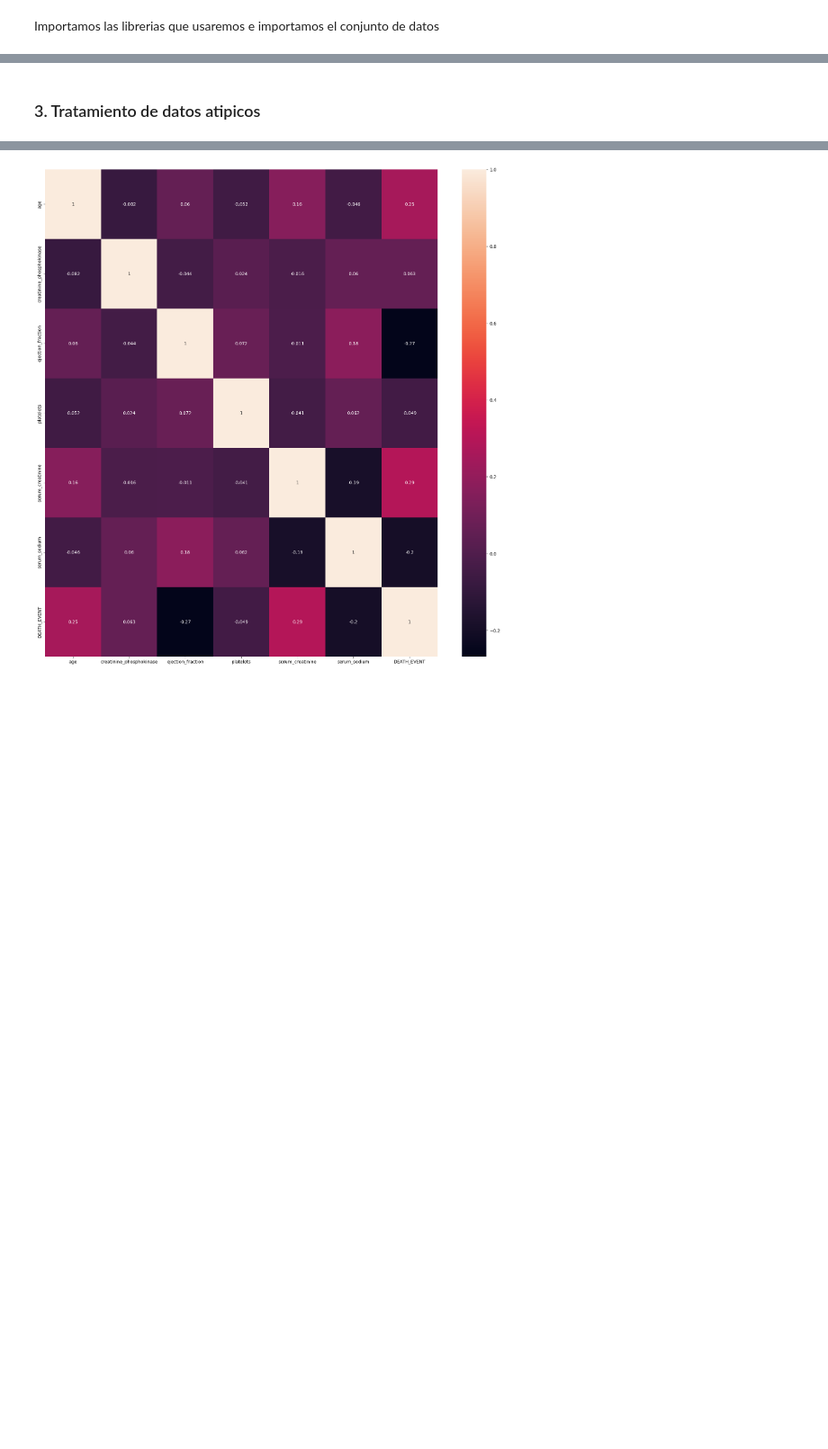
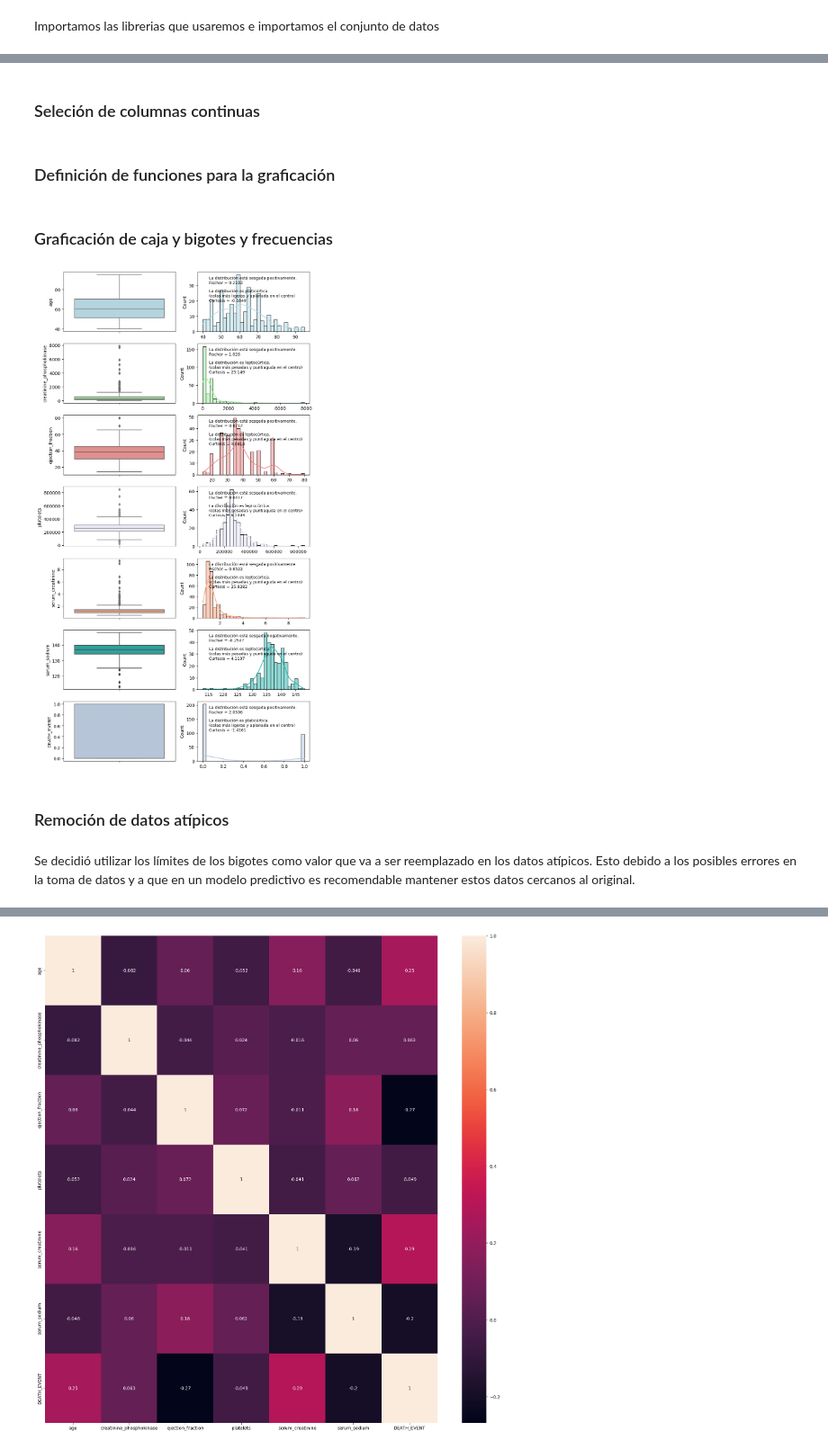
Before and after one commit to 2jcortesj2/Estadistica1, a Jupyter notebook: TrabajoFinal.ipynb, the cells around one changed output, grey strips where cells are left out. Shown at 90% size. Cells and saved outputs as stored; diff of their text form; code cells hidden in the pictures; blank space fills up the shorter version.

```diff
--- a/TrabajoFinal.ipynb
+++ b/TrabajoFinal.ipynb
@@ -18,0 +94,7 @@ from sklearn.preprocessing import scale, MinMaxScaler
+# %% [markdown]
+### Seleción de columnas continuas
+# %%
+columns = ['age', 'creatinine_phosphokinase', 'ejection_fraction', 'platelets', 'serum_creatinine', 'serum_sodium', 'DEATH_EVENT']
+heart_df = pd.read_csv('heart_failure_clinical_records_dataset.csv', usecols=columns)
+# %% [markdown]
+### Definición de funciones para la graficación
@@ -19,2 +138,15 @@ from sklearn.preprocessing import scale, MinMaxScaler
+# %% [markdown]
+### Graficación de caja y bigotes y frecuencias
+# %%
+fig, axs = plt.subplots(7, 2, figsize=(10, 20))
+i = 0
+
+for column in heart_df.columns:
+    grafica(heart_df, column, axs, i)
+    i += 1
+
+plt.show()
+# %% [output]
+[figure, added]
 # %% [markdown]
-### 3. Tratamiento de datos atipicos
+### Remoción de datos atípicos
@@ -20,0 +170,2 @@ from sklearn.preprocessing import scale, MinMaxScaler
+# %% [markdown]
+Se decidió utilizar los límites de los bigotes como valor que va a ser reemplazado en los datos atípicos. Esto debido a los posibles errores en la toma de datos y a que en un modelo predictivo es recomendable mantener estos datos cercanos al original.
```
Also changed, not shown: parts of 33 cells of this notebook.
